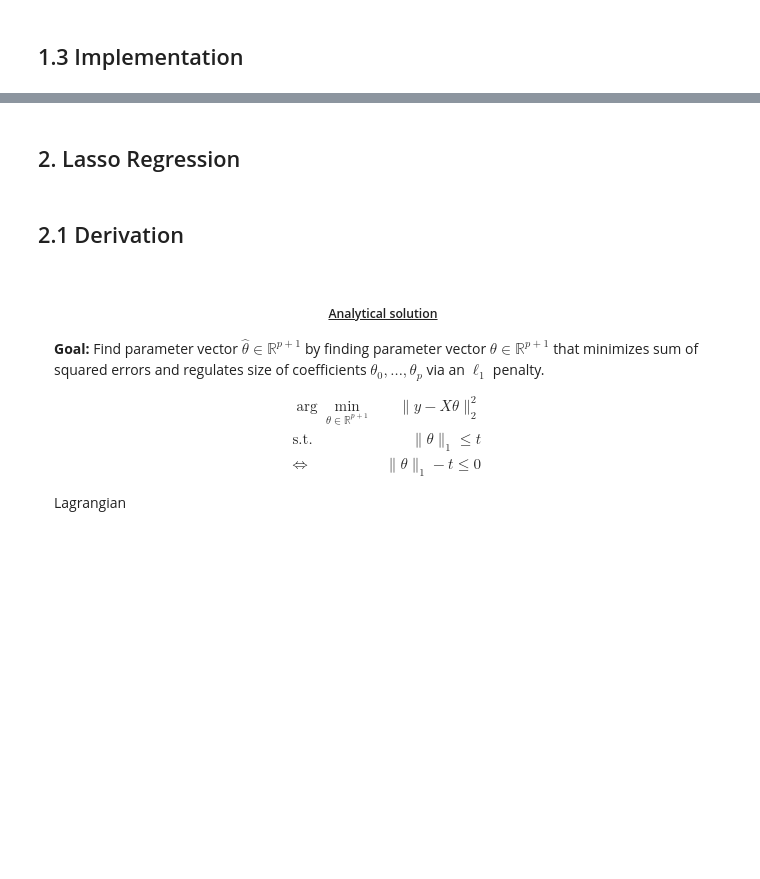
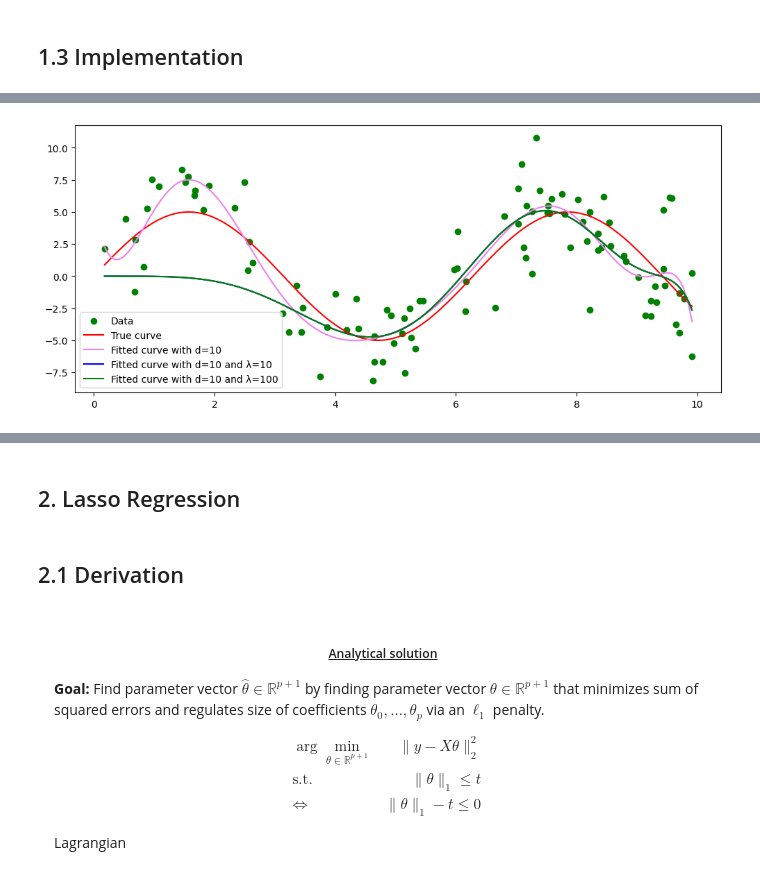
Before and after one commit to jci02/Machine-Learning-Theory, a Jupyter notebook: 1.Supervised Learning/1.Regression/4.Ridge,Lasso and Elastic Net Regression/Ridge,Lasso and Elastic Net.ipynb, the cells around one changed output, grey strips where cells are left out. Drawn from its saved outputs; the diff is of its cells as text; code cells hidden in the pictures; blank space fills up the shorter version.

```diff
--- a/1.Supervised Learning/1.Regression/4.Ridge,Lasso and Elastic Net Regression/Ridge,Lasso and Elastic Net.ipynb
+++ b/1.Supervised Learning/1.Regression/4.Ridge,Lasso and Elastic Net Regression/Ridge,Lasso and Elastic Net.ipynb
@@ -1125,0 +1316,81 @@ n = 30 # number of observations
+# %%
+# Generate data
+np.random.seed(1219) # for reproduicibility of random numbers
+n = 100 # number of observations
+x = np.random.uniform(0,10,n) # data
+error = np.random.normal(loc=0,scale=3,size=n)
+y = 5 * np.sin(x) + error # target variable
+d = 10 # highest polynomial degree
+poly = PolynomialFeatures(degree=d, interaction_only=False, include_bias=True, order='C') # set conditions of design matrix
+X = poly.fit_transform(x.reshape(-1,1)) # design matrix with intercept column
+
+# Ordinary least squares
+model = LinearRegression(fit_intercept=False).fit(X,y) # fit_intercept=False since we already have an intercept column
+theta_hat = np.linalg.pinv(X) @ y # np.linalg.pinv(X) @ y is more stable than np.linalg.inv(X.T @ X) @ X.T @ y
+print(f"theta_hat={theta_hat}\n")
+print(f"theta_hat_library={model.coef_}\n")
+
+
+
+# Plot data
+plt.figure(figsize=(12,5))
+plt.scatter(x,y,color="green",label="Data")
+x_line=np.linspace(np.min(x),np.max(x),200)
+plt.plot(x_line,5*np.sin(x_line),color="red",label="True curve")
+X_line=poly.fit_transform(x_line.reshape(-1,1))
+y_hat = X_line @ theta_hat
+plt.plot(x_line,y_hat,color="violet",label=f"Fitted curve with d={d}")
+
+# create column names: θ0, θ1, ..., θd
+columns = [f"θ_{i}" for i in range(len(theta_hat))]
+
+# create DataFrame (one row)
+theta_df = pd.DataFrame([np.round(theta_hat,2)], columns=columns)
+
+lambdas = [10,100]
+
+theta_hats_ridge = []
+
+for lbda in lambdas:
+    I = np.eye(X.shape[1])
+    I[0,0] = 0 # sklearn does NOT regularize intercept
+
+    theta = np.linalg.pinv(X.T @ X + lbda * I) @ X.T @ y # np.linalg.solve(X.T @ X + lbda * I, X.T @ y) or np.linalg.inv(X.T @ X + lbda * I) @ X.T @ y
+
+    theta_hats_ridge.append(theta)
+
+theta_df = pd.DataFrame(
+    [np.round(theta_hat, 2)] +
+    [np.round(theta, 2) for theta in theta_hats_ridge],
+    columns=columns,
+    index=["λ=0"] + [f"λ={l}" for l in lambdas]
+)
+
+print("Manually computed coefficients:\n", theta_df)
+
+colors = ["blue", "green"]
+
+for i, color in enumerate(colors):
+    y_hat = X_line @ theta_hats_ridge[i]
+    plt.plot(x_line, y_hat, color=color,
+             label=f"Fitted curve with d={d} and λ={lambdas[i]}")
+
+
+theta_hats_sklearn = []
+for lbda in lambdas:
+    model_ridge = Ridge(alpha=lbda, fit_intercept=False)
+    model_ridge.fit(X, y)
+    theta_hats_sklearn.append(model_ridge.coef_)
+
+theta_df_sklearn = pd.DataFrame(
+    [np.round(theta, 2) for theta in theta_hats_sklearn],
+    columns=columns
+)
+
+theta_df_sklearn.index = [f"λ={l}" for l in lambdas]
+
+print("Sklearn Ridge coefficients:\n", theta_df_sklearn)
+
+plt.legend()
+plt.show()
+# %% [output]
@@ -1125,0 +1418 @@ n = 30 # number of observations
+[figure, added]
```
Also changed, not shown: parts of 11 cells of this notebook.
